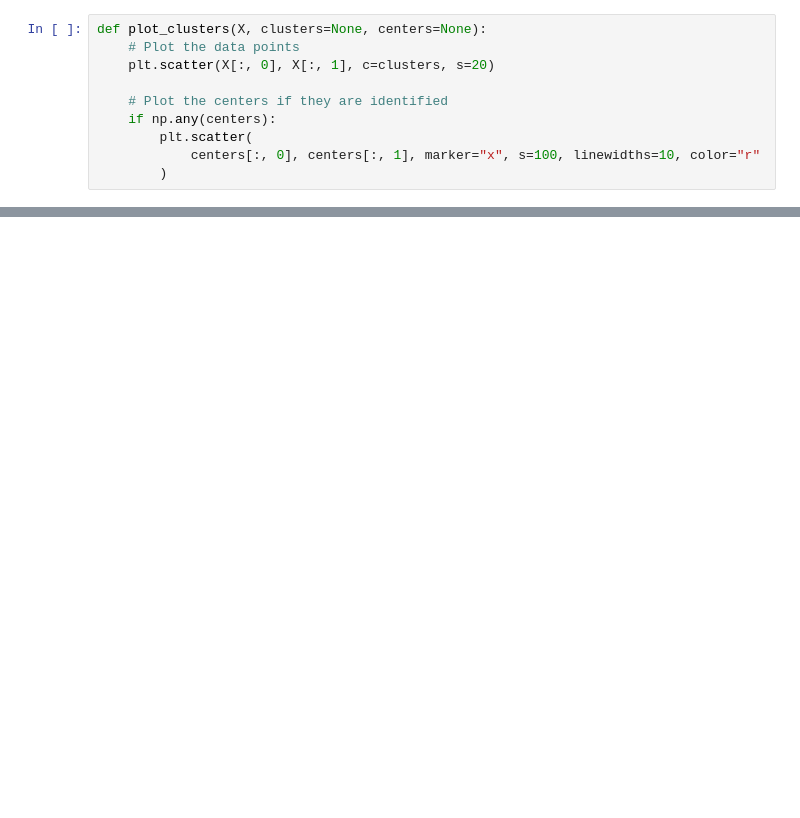
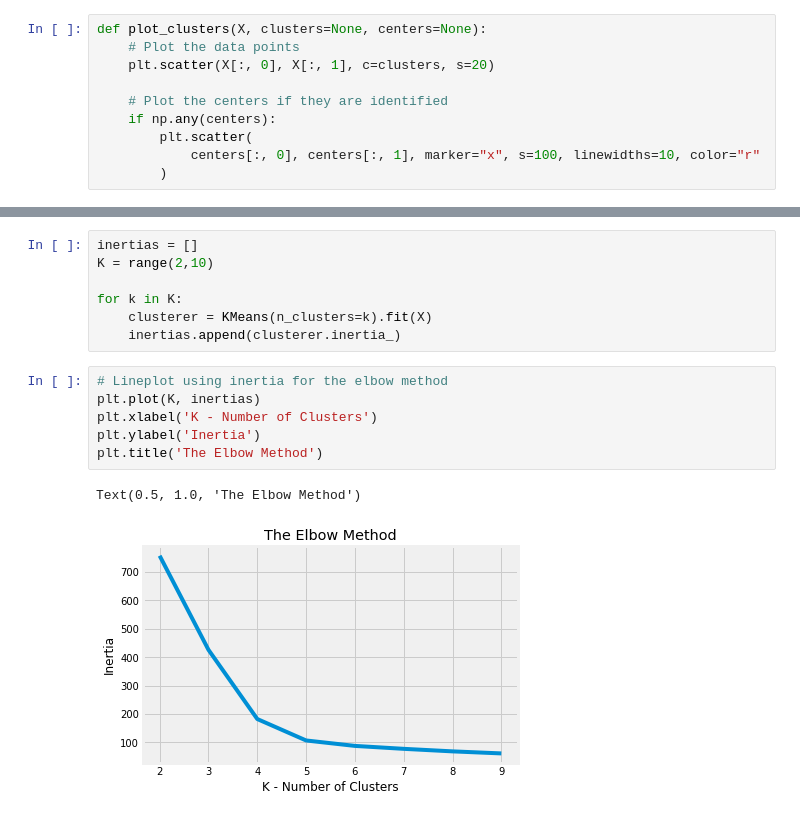
Before and after one commit to ThomasDelatte/Notebooks, a Jupyter notebook: Clustering_with_K-Means.ipynb, the cells around one changed output, grey strips where cells are left out. Cells and saved outputs as stored; diff of their text form; blank space fills up the shorter version.

```diff
--- a/Clustering_with_K-Means.ipynb
+++ b/Clustering_with_K-Means.ipynb
@@ -348,0 +270,16 @@ Text(0.5, 1.0, 'K-means clustering with PCA-reduced data')
+# %%
+inertias = []
+K = range(2,10)
+
+for k in K:
+    clusterer = KMeans(n_clusters=k).fit(X)
+    inertias.append(clusterer.inertia_)
+# %%
+# Lineplot using inertia for the elbow method
+plt.plot(K, inertias)
+plt.xlabel('K - Number of Clusters')
+plt.ylabel('Inertia')
+plt.title('The Elbow Method')
+# %% [output]
+Text(0.5, 1.0, 'The Elbow Method')
+[figure, added]
```
Also changed, not shown: parts of 56 cells of this notebook, 7 other files.
